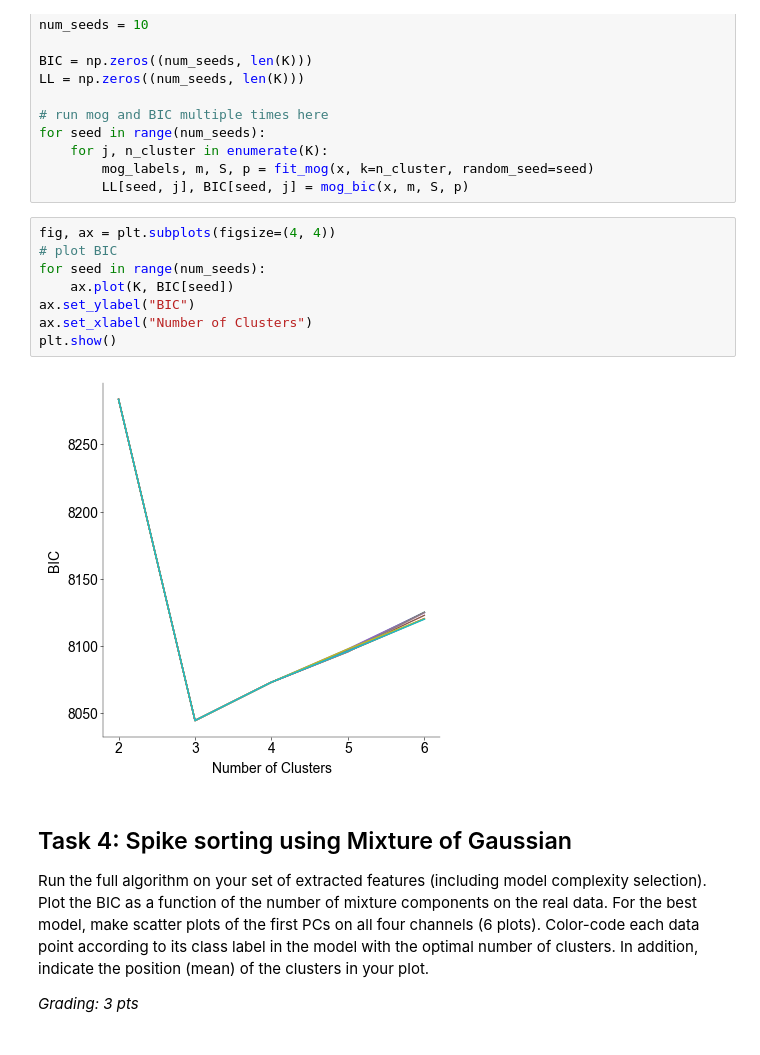
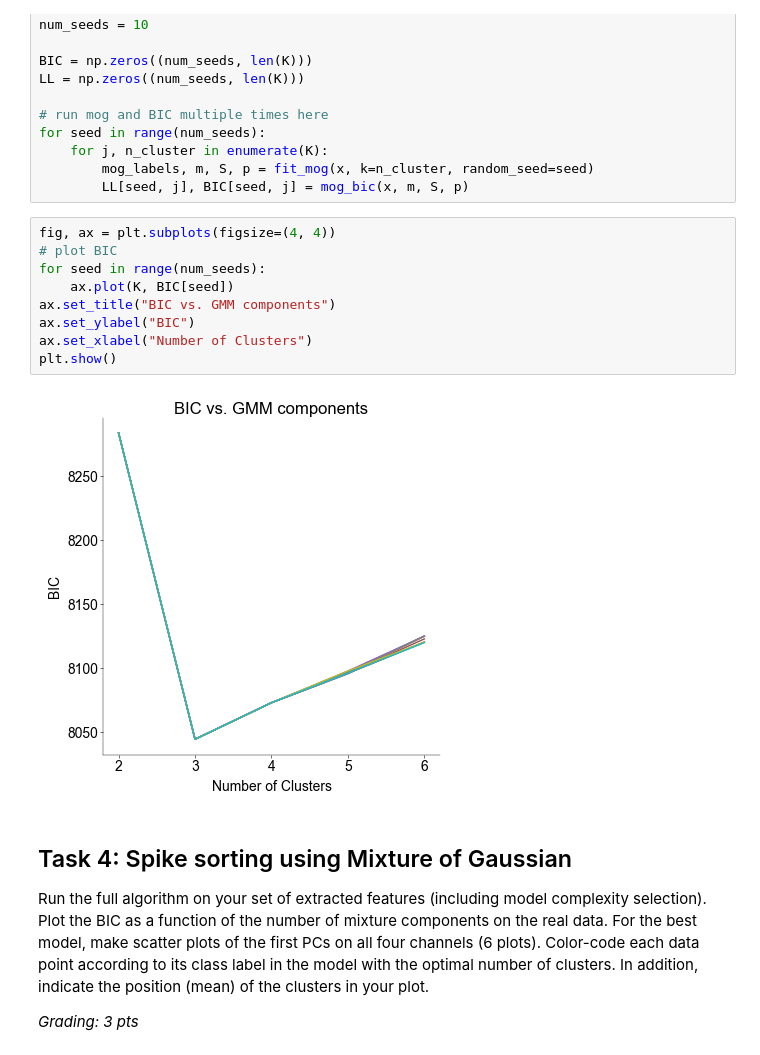
Before and after one commit to atimcenko/tu-neural-data-science, a Jupyter notebook: notebooks/CodingLab2_Ali.ipynb, the cells around one changed output. Cells and saved outputs as stored; diff of their text form.

```diff
--- a/notebooks/CodingLab2_Ali.ipynb
+++ b/notebooks/CodingLab2_Ali.ipynb
@@ -385,13 +392,14 @@ for seed in range(num_seeds):
 # %%
 fig, ax = plt.subplots(figsize=(4, 4))
 # plot BIC
 for seed in range(num_seeds):
     ax.plot(K, BIC[seed])
+ax.set_title("BIC vs. GMM components")
 ax.set_ylabel("BIC")
 ax.set_xlabel("Number of Clusters")
 plt.show()
 # %% [output]
-[figure, old version]
+[figure, new version]
 # %% [markdown]
 ## Task 4: Spike sorting using Mixture of Gaussian
 Run the full algorithm on your set of extracted features (including model complexity selection). Plot the BIC as a function of the number of mixture components on the real data. For the best model, make scatter plots of the first PCs on all four channels (6 plots). Color-code each data point according to its class label in the model with the optimal number of clusters. In addition, indicate the position (mean) of the clusters in your plot.
```
Also changed, not shown: parts of 9 cells of this notebook, 5 other files.
